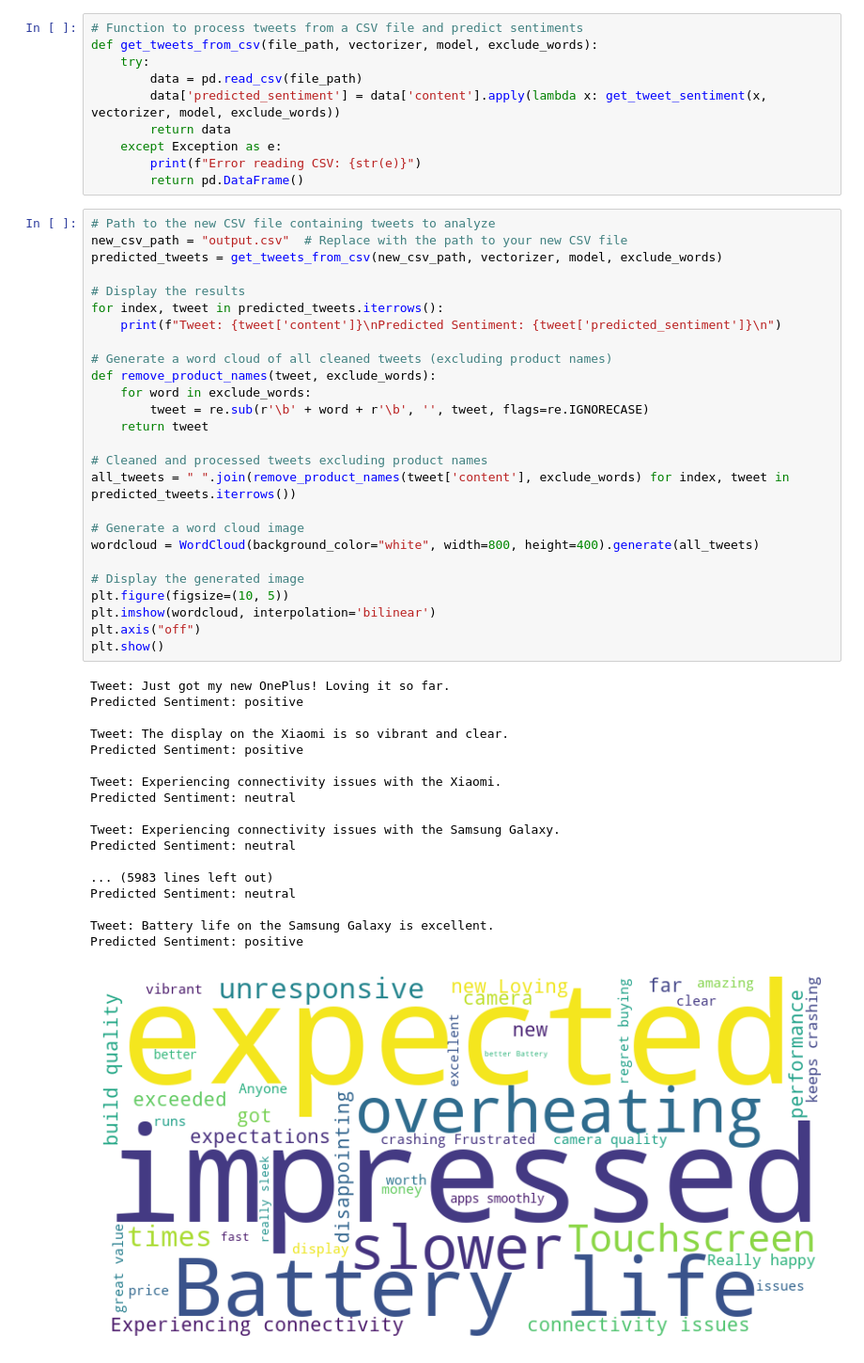
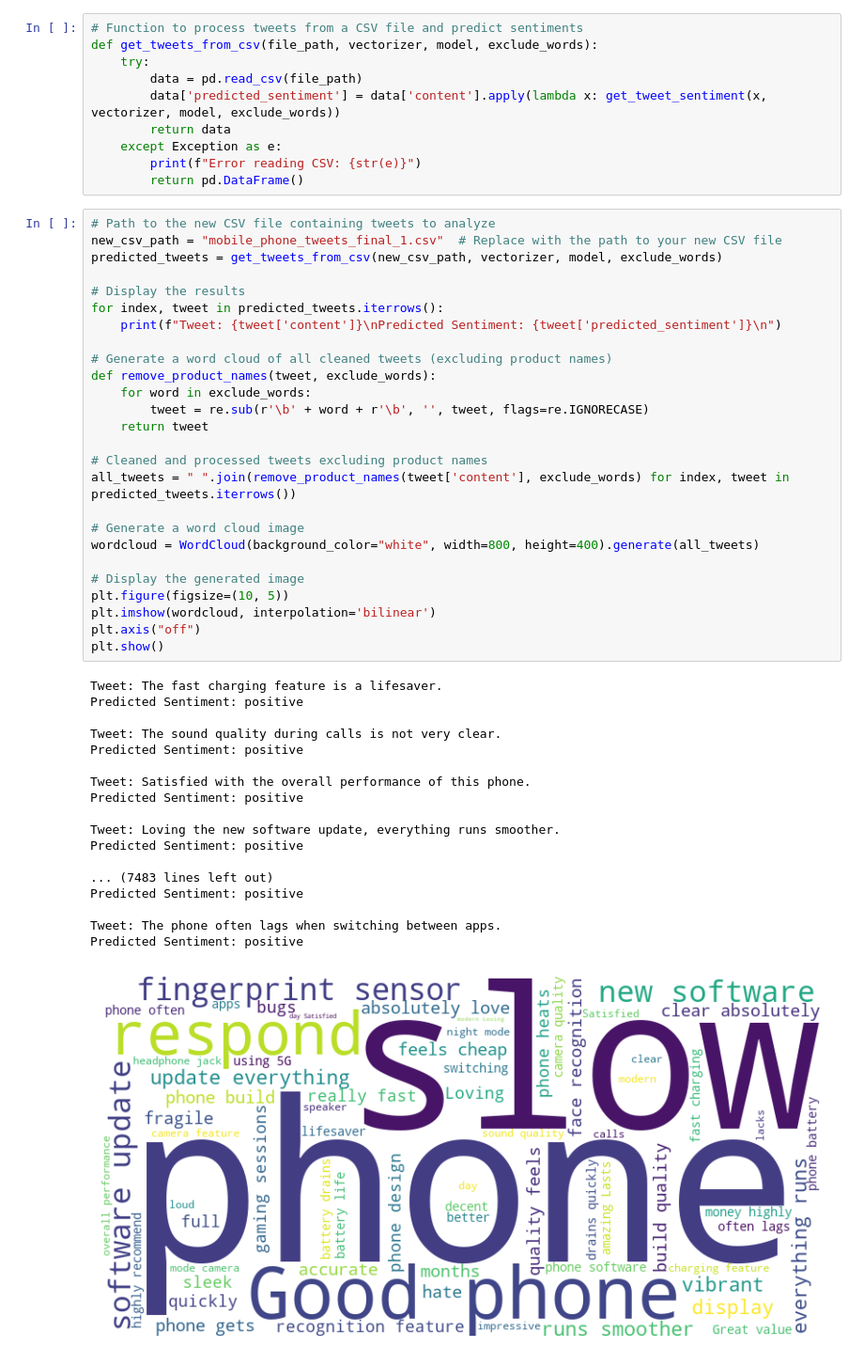
Before and after one commit to kottarivaibhav/Sentiment_Analysis, a Jupyter notebook: ipynb/DataAnalysis_1.ipynb, the cells around one changed output. Shown at 94% size. Drawn from its saved outputs; the diff is of its cells as text.

```diff
--- a/ipynb/DataAnalysis_1.ipynb
+++ b/ipynb/DataAnalysis_1.ipynb
@@ -93,49 +93,49 @@ def get_tweets_from_csv(file_path, vectorizer, model, exclude_words):
         return pd.DataFrame()
 # %%
 # Path to the new CSV file containing tweets to analyze
-new_csv_path = "output.csv"  # Replace with the path to your new CSV file
+new_csv_path = "mobile_phone_tweets_final_1.csv"  # Replace with the path to your new CSV file
 predicted_tweets = get_tweets_from_csv(new_csv_path, vectorizer, model, exclude_words)
 
 # Display the results
 for index, tweet in predicted_tweets.iterrows():
     print(f"Tweet: {tweet['content']}\nPredicted Sentiment: {tweet['predicted_sentiment']}\n")
 
 # Generate a word cloud of all cleaned tweets (excluding product names)
 def remove_product_names(tweet, exclude_words):
     for word in exclude_words:
         tweet = re.sub(r'\b' + word + r'\b', '', tweet, flags=re.IGNORECASE)
     return tweet
 
 # Cleaned and processed tweets excluding product names
 all_tweets = " ".join(remove_product_names(tweet['content'], exclude_words) for index, tweet in predicted_tweets.iterrows())
 
 # Generate a word cloud image
 wordcloud = WordCloud(background_color="white", width=800, height=400).generate(all_tweets)
 
 # Display the generated image
 plt.figure(figsize=(10, 5))
 plt.imshow(wordcloud, interpolation='bilinear')
 plt.axis("off")
 plt.show()
 # %% [output]
-Tweet: Just got my new OnePlus! Loving it so far.
+Tweet: The fast charging feature is a lifesaver.
 Predicted Sentiment: positive
 
-Tweet: The display on the Xiaomi is so vibrant and clear.
+Tweet: The sound quality during calls is not very clear.
 Predicted Sentiment: positive
 
-Tweet: Experiencing connectivity issues with the Xiaomi.
-Predicted Sentiment: neutral
+Tweet: Satisfied with the overall performance of this phone.
+Predicted Sentiment: positive
 
-Tweet: Experiencing connectivity issues with the Samsung Galaxy.
-Predicted Sentiment: neutral
+Tweet: Loving the new software update, everything runs smoother.
+Predicted Sentiment: positive
 
-... (5983 lines left out)
-Predicted Sentiment: neutral
+... (7483 lines left out)
+Predicted Sentiment: positive
 
-Tweet: Battery life on the Samsung Galaxy is excellent.
+Tweet: The phone often lags when switching between apps.
 Predicted Sentiment: positive
-[figure, old version]
+[figure, new version]
 # %%
 # Assuming you have already trained your sentiment analysis model and predicted sentiments for tweets
 
```
Also changed, not shown: parts of 4 cells of this notebook, 2 other files.
